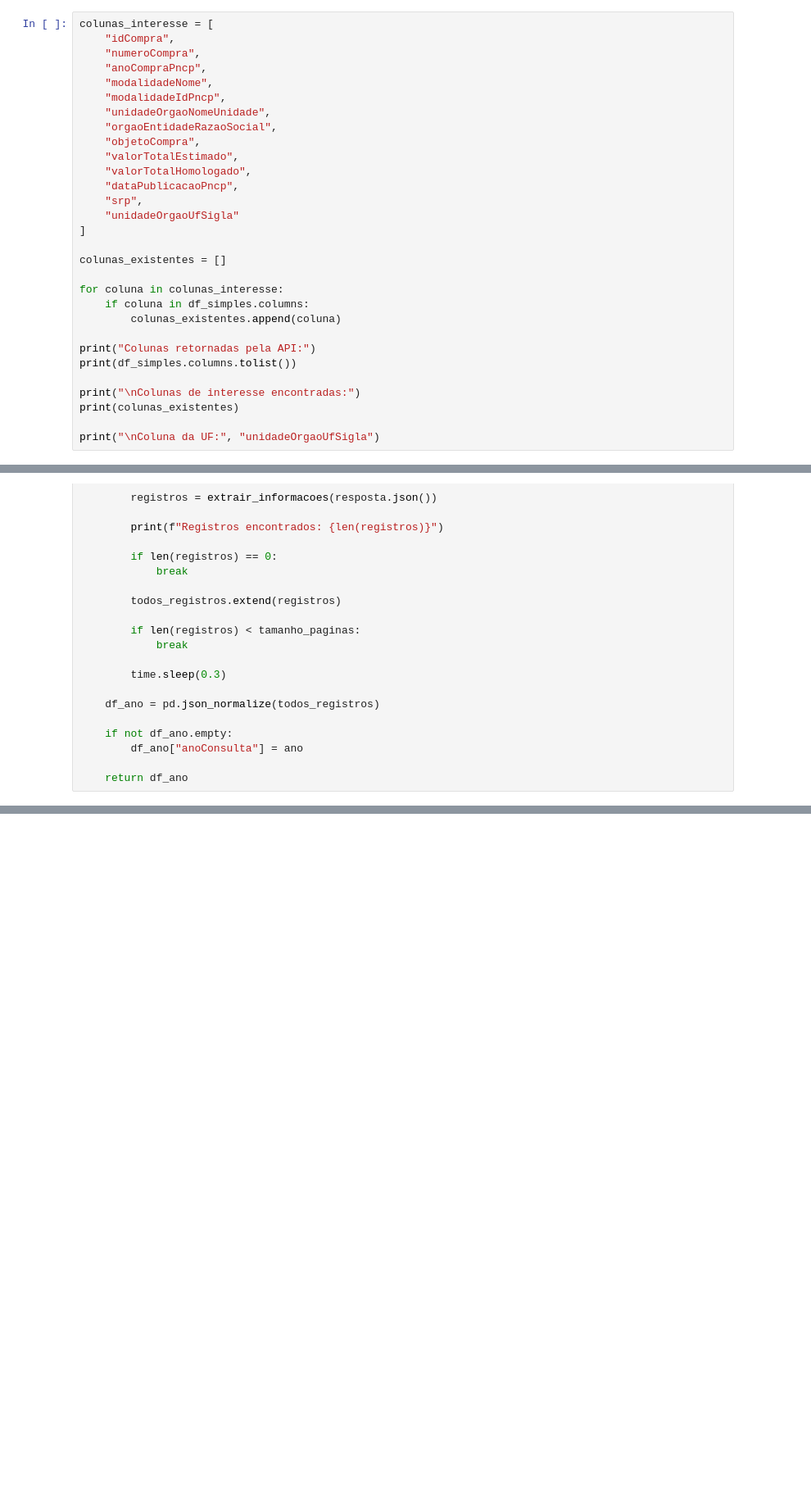
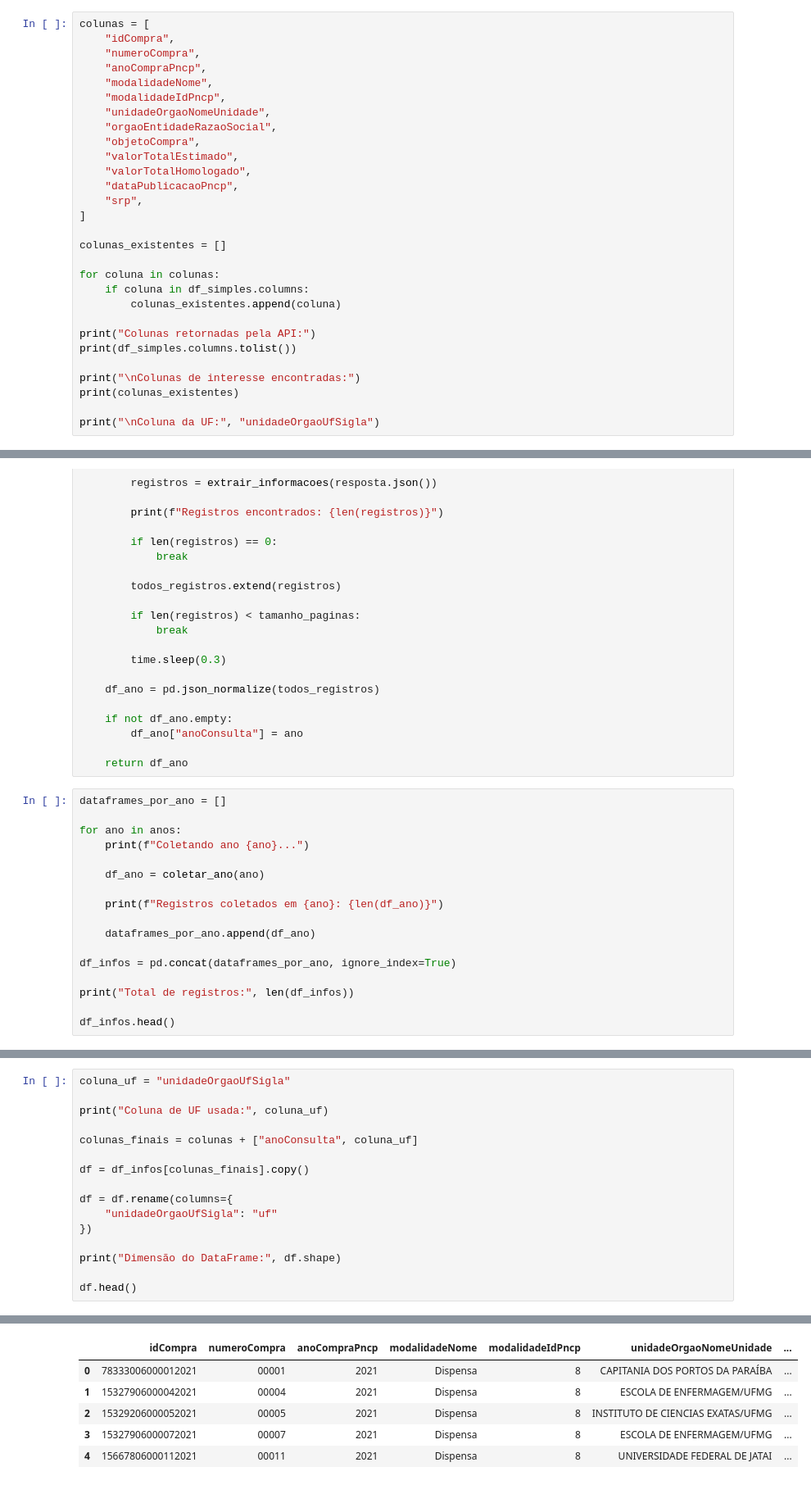
Before and after one commit to pviktorr/API_GOVERNAMENTAL, a Jupyter notebook: tema_A.ipynb, the cells around one changed output, grey strips where cells are left out. Shown at 82% size. Drawn from its saved outputs; the diff is of its cells as text; blank space fills up the shorter version.

Commit message:
feat: Coleta de dados, df de informações, verificação e limpeza de dados

```diff
--- a/tema_A.ipynb
+++ b/tema_A.ipynb
@@ -153,7 +153,7 @@ Registros encontrados: 10
 | 4 | 16000606900072025 | 00394452000103-1-009791/2025 | 2025 | 9791 | 00394452000103 | ... |
 5 rows × 52 columns
 # %%
-colunas_interesse = [
+colunas = [
     "idCompra",
     "numeroCompra",
     "anoCompraPncp",
@@ -166,12 +166,11 @@ colunas_interesse = [
     "valorTotalHomologado",
     "dataPublicacaoPncp",
     "srp",
-    "unidadeOrgaoUfSigla"
 ]
 
 colunas_existentes = []
 
-for coluna in colunas_interesse:
+for coluna in colunas:
     if coluna in df_simples.columns:
         colunas_existentes.append(coluna)
 
@@ -242,3 +243,20 @@ def coletar_ano(ano):
         df_ano["anoConsulta"] = ano
 
     return df_ano
+# %%
+dataframes_por_ano = []
+
+for ano in anos:
+    print(f"Coletando ano {ano}...")
+
+    df_ano = coletar_ano(ano)
+
+    print(f"Registros coletados em {ano}: {len(df_ano)}")
+
+    dataframes_por_ano.append(df_ano)
+
+df_infos = pd.concat(dataframes_por_ano, ignore_index=True)
+
+print("Total de registros:", len(df_infos))
+
+df_infos.head()
@@ -244,0 +290,17 @@ def coletar_ano(ano):
+# %%
+coluna_uf = "unidadeOrgaoUfSigla"
+
+print("Coluna de UF usada:", coluna_uf)
+
+colunas_finais = colunas + ["anoConsulta", coluna_uf]
+
+df = df_infos[colunas_finais].copy()
+
+df = df.rename(columns={
+    "unidadeOrgaoUfSigla": "uf"
+})
+
+print("Dimensão do DataFrame:", df.shape)
+
+df.head()
+# %% [output]
@@ -244,0 +309,6 @@ def coletar_ano(ano):
+|  | idCompra | numeroCompra | anoCompraPncp | modalidadeNome | modalidadeIdPncp | unidadeOrgaoNomeUnidade | ... |
+| 0 | 78333006000012021 | 00001 | 2021 | Dispensa | 8 | CAPITANIA DOS PORTOS DA PARAÍBA | ... |
+| 1 | 15327906000042021 | 00004 | 2021 | Dispensa | 8 | ESCOLA DE ENFERMAGEM/UFMG | ... |
+| 2 | 15329206000052021 | 00005 | 2021 | Dispensa | 8 | INSTITUTO DE CIENCIAS EXATAS/UFMG | ... |
+| 3 | 15327906000072021 | 00007 | 2021 | Dispensa | 8 | ESCOLA DE ENFERMAGEM/UFMG | ... |
+| 4 | 15667806000112021 | 00011 | 2021 | Dispensa | 8 | UNIVERSIDADE FEDERAL DE JATAI | ... |
```
Also changed, not shown: parts of 12 cells of this notebook.
